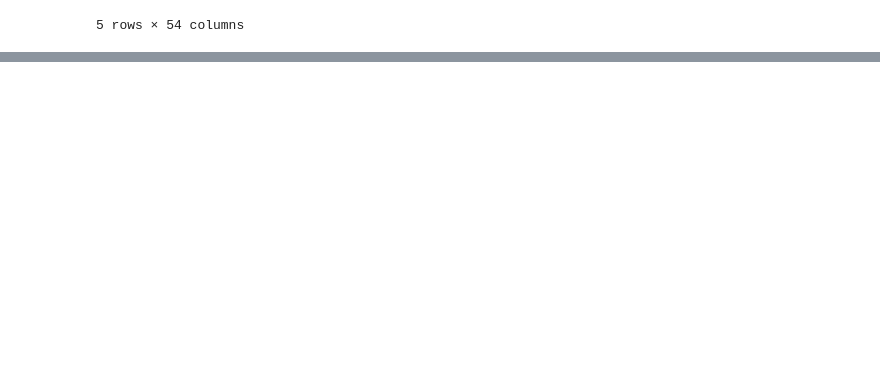
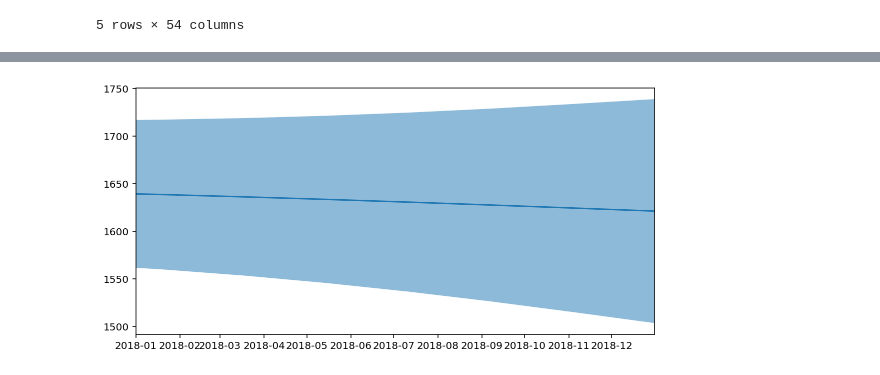
Before and after one commit to martiningram/paired-comparison-gp-laplace, a Jupyter notebook: jupyter/Play with new library.ipynb, the cells around one changed output, grey strips where cells are left out. Saved outputs shown, nothing was run; the diff lists cells and outputs as text; code cells hidden in the pictures; blank space fills up the shorter version.

```diff
--- a/jupyter/Play with new library.ipynb
+++ b/jupyter/Play with new library.ipynb
@@ -120,0 +142,29 @@ predictor.predict('Simone Bolelli', 200)
+# %%
+to_plot = 'Feliciano Lopez'
+days = np.linspace(days_since_start.min(), days_since_start.max(), 20)
+s_res = list()
+
+for cur_days in days:
+
+    pred_mean, pred_sd = predictor.predict(to_plot, cur_days)
+
+    s_res.append({'days': cur_days, 'player': to_plot,
+                  'mean': pred_mean, 'sd': pred_sd})
+
+s_res = pd.DataFrame(s_res)
+s_res['date'] = recent['start_date'].min() + pd.to_timedelta(s_res['days'], unit='D')
+# %%
+from tpr.models.utils import plot_with_error_bars, to_elo_scale
+from datetime import datetime
+
+f, ax = plt.subplots(1, 1)
+
+plot_with_error_bars(s_res['date'].values, to_elo_scale(s_res['mean'] - 2 * s_res['sd']),
+                     to_elo_scale(s_res['mean']), to_elo_scale(s_res['mean'] + 2 * s_res['sd']), ax=ax)
+
+ax.set_xlim(datetime(2018, 1, 1), datetime(2018, 12, 31))
+
+f.set_size_inches(8, 4)
+f.tight_layout()
+# %% [output]
+[figure, added]
```
Also changed, not shown: parts of 6 cells of this notebook, 6 other files.
